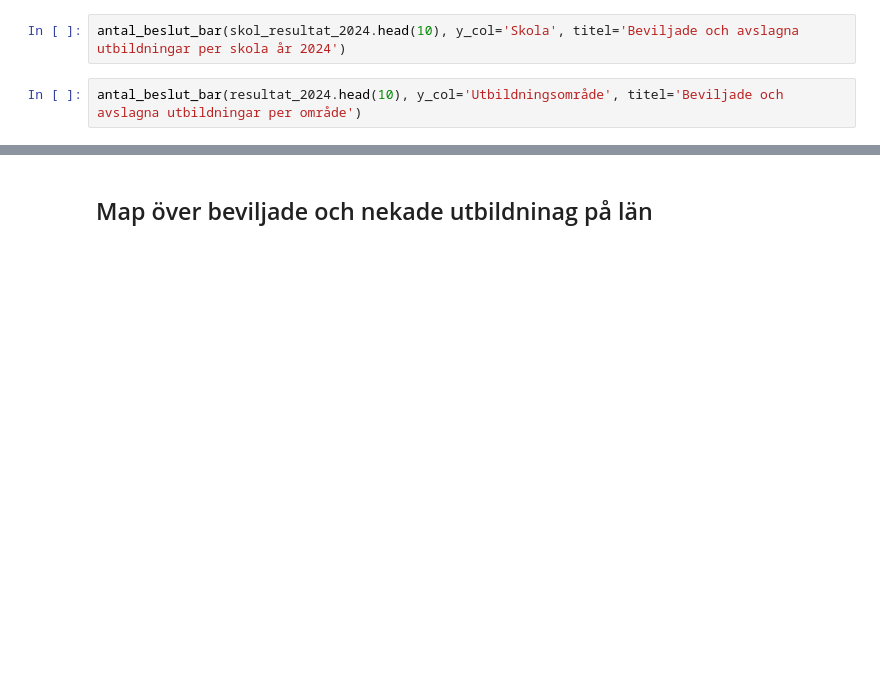
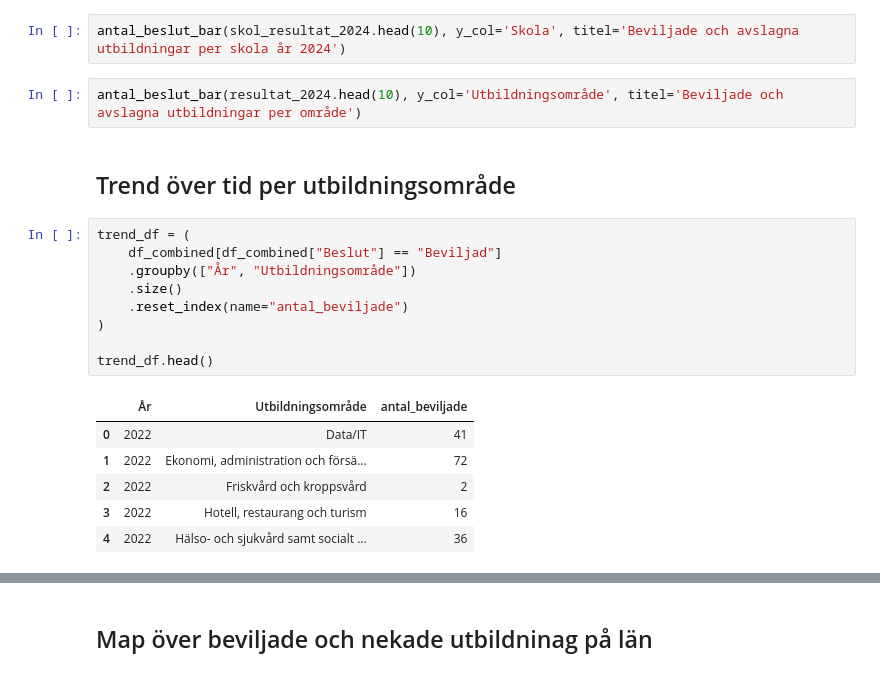
Before and after one commit to 964Code/The-Skool---Group-7, a Jupyter notebook: EDA/EDA_hampus.ipynb, the cells around one changed output, grey strips where cells are left out. Saved outputs shown, nothing was run; the diff lists cells and outputs as text; blank space fills up the shorter version.

Commit message:
added beviljningsgrad % and tred över tid

```diff
--- a/EDA/EDA_hampus.ipynb
+++ b/EDA/EDA_hampus.ipynb
@@ -745,3 +729,21 @@ def antal_beslut_bar(resultat, y_col, titel='Beviljade och avslagna utbildningar
 antal_beslut_bar(skol_resultat_2024.head(10), y_col='Skola', titel='Beviljade och avslagna utbildningar per skola år 2024')
 # %%
 antal_beslut_bar(resultat_2024.head(10), y_col='Utbildningsområde', titel='Beviljade och avslagna utbildningar per område')
+# %% [markdown]
+## Trend över tid per utbildningsområde
+# %%
+trend_df = (
+    df_combined[df_combined["Beslut"] == "Beviljad"]
+    .groupby(["År", "Utbildningsområde"])
+    .size()
+    .reset_index(name="antal_beviljade")
+)
+
+trend_df.head()
+# %% [output]
+|  | År | Utbildningsområde | antal_beviljade |
+| 0 | 2022 | Data/IT | 41 |
+| 1 | 2022 | Ekonomi, administration och försä... | 72 |
+| 2 | 2022 | Friskvård och kroppsvård | 2 |
+| 3 | 2022 | Hotell, restaurang och turism | 16 |
+| 4 | 2022 | Hälso- och sjukvård samt socialt ... | 36 |
```
Also changed, not shown: parts of 7 cells of this notebook.
